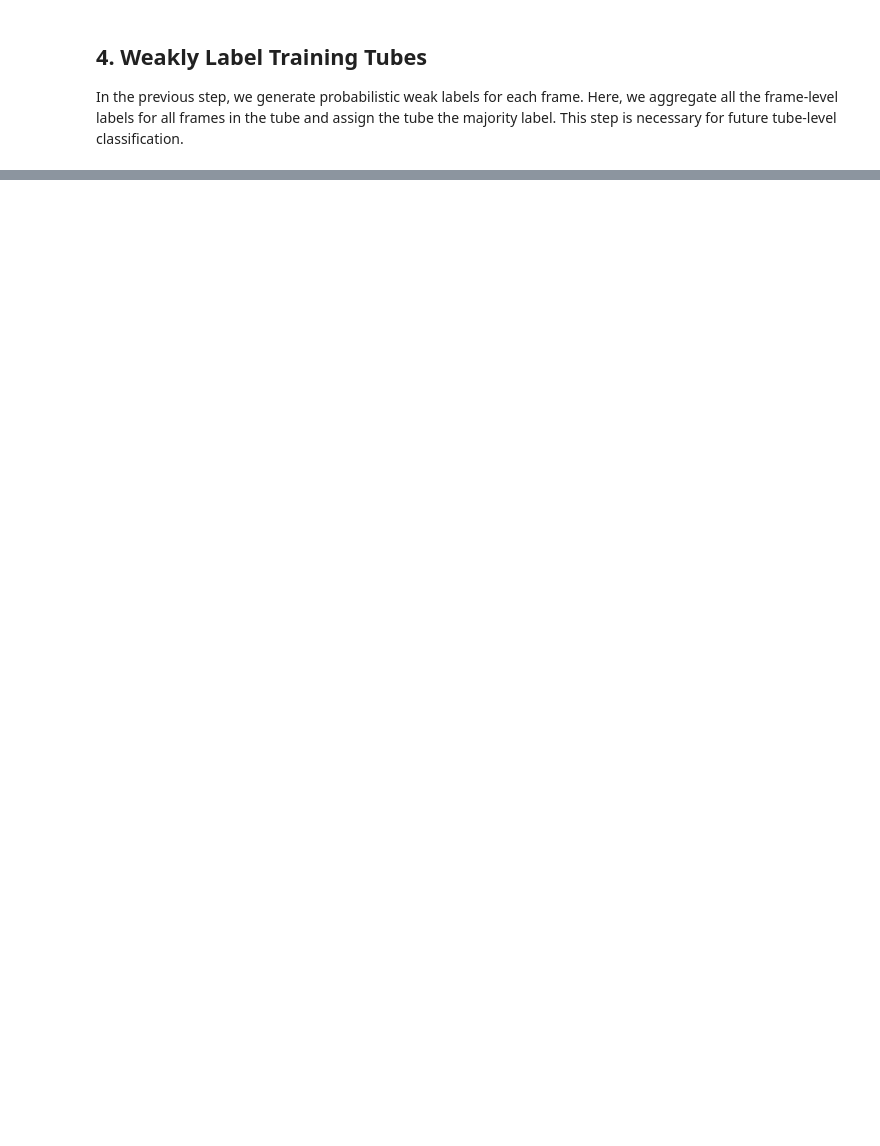
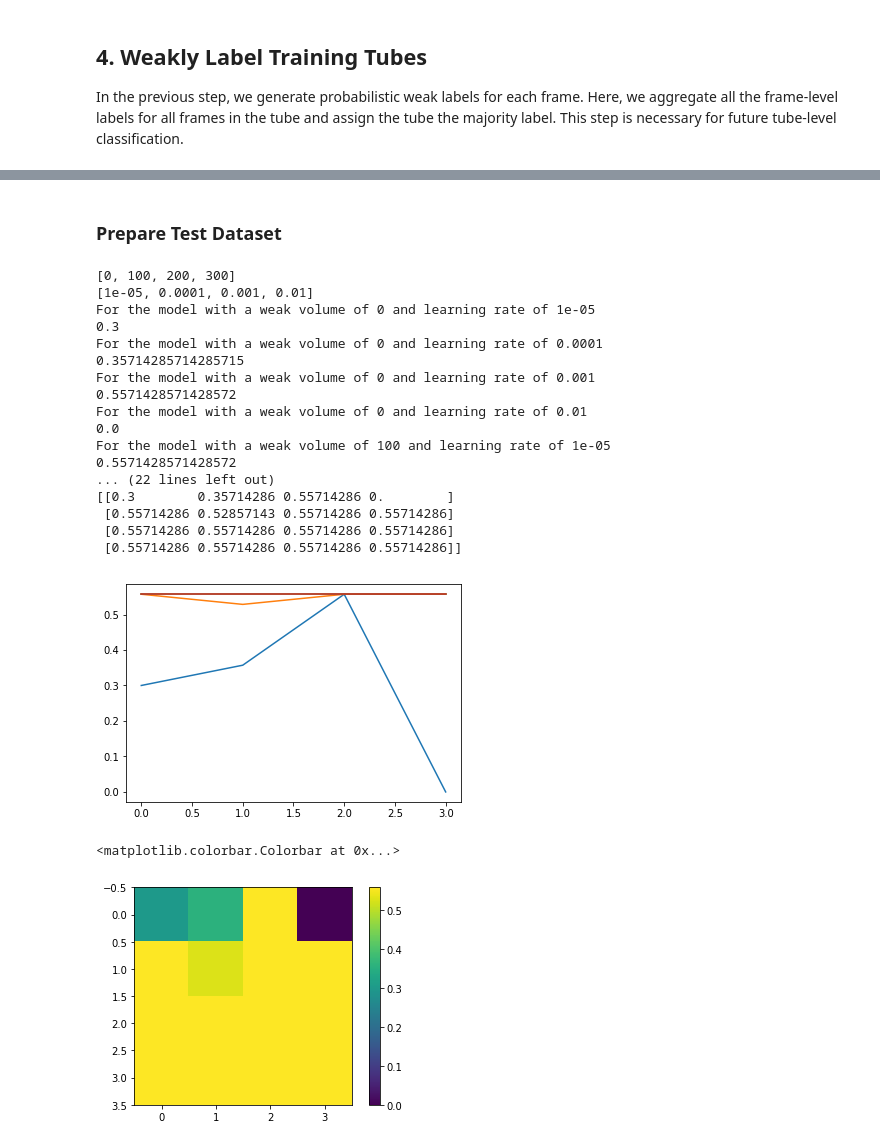
Before and after one commit to swetharevanur/cs231n-final-project, a Jupyter notebook: src/pipeline.ipynb, the cells around one changed output, grey strips where cells are left out. Saved outputs shown, nothing was run; the diff lists cells and outputs as text; code cells hidden in the pictures; blank space fills up the shorter version.

```diff
--- a/src/pipeline.ipynb
+++ b/src/pipeline.ipynb
@@ -59,0 +64,3 @@ Creating action tube for object index 931
+# %%
+train_primitive_matrix, train_tubes = tube_loader(unlabeled_vehicles, label = True)
+train_ground = [label for tube in train_tubes for label in tube.tube_true_labels]
@@ -59,0 +85,3 @@ Creating action tube for object index 931
+# %%
+test_primitive_matrix, test_tubes = tube_loader(test_vehicles, label = True)
+test_ground = [label for tube in test_tubes for label in tube.tube_true_labels]
@@ -127,0 +218,13 @@ Learning Rate = 0.00001, loss = 0.6484
+# %%
+# define hyperparameters
+lr_arr = [1e-5, 1e-4, 1e-3, 1e-2]
+weak_increment = unlabeled_vehicles.shape[0] // 3
+weak_volume_arr = [0, weak_increment, 2*weak_increment, 3*weak_increment] # 0, 100, 200, 300
+
+weak_volume_results = {}
+
+for weak_volume in weak_volume_arr:
+    print('\nWeak volume level:', weak_volume)
+    lr_metrics = run_classifier(train_primitive_matrix, train_tubes, \
+                               val_primitive_matrix, val_tubes, test_primitive_matrix, test_tubes, lr_arr, weak_volume)
+    weak_volume_results[weak_volume] = lr_metrics
@@ -127,0 +253,52 @@ Learning Rate = 0.00001, loss = 0.6484
+# %% [markdown]
+### Prepare Test Dataset
+# %%
+# test_primitive_matrix, test_tubes = tube_loader(test_vehicles, label = True)
+# test_ground = [label for tube in test_tubes for label in tube.tube_true_labels]
+
+toPlot = np.zeros((len(weak_volume_arr), len(lr_arr)))
+
+print(weak_volume_arr)
+print(lr_arr)
+
+i = 0
+for weak_volume in weak_volume_arr:
+    rateSeries = np.zeros((len(lr_arr)))
+    j = 0
+    for lr in lr_arr:
+        loss_hist, scores, y, val_acc, test_acc = weak_volume_results[weak_volume][lr]
+        # _, _, _, _, test_acc = weak_volume_results[weak_volume][lr]
+        print("For the model with a weak volume of", weak_volume, "and learning rate of", lr)
+        print(test_acc)
+        toPlot[i,j] = test_acc
+        rateSeries[j] = test_acc
+        j += 1
+    i += 1
+    plt.plot(rateSeries)
+
+print(toPlot)
+
+plt.show()
+plt.imshow(toPlot)
+plt.colorbar()
+# %% [output]
+[0, 100, 200, 300]
+[1e-05, 0.0001, 0.001, 0.01]
+For the model with a weak volume of 0 and learning rate of 1e-05
+0.3
+For the model with a weak volume of 0 and learning rate of 0.0001
+0.35714285714285715
+For the model with a weak volume of 0 and learning rate of 0.001
+0.5571428571428572
+For the model with a weak volume of 0 and learning rate of 0.01
+0.0
+For the model with a weak volume of 100 and learning rate of 1e-05
+0.5571428571428572
+... (22 lines left out)
+[[0.3        0.35714286 0.55714286 0.        ]
+ [0.55714286 0.52857143 0.55714286 0.55714286]
+ [0.55714286 0.55714286 0.55714286 0.55714286]
+ [0.55714286 0.55714286 0.55714286 0.55714286]]
+[figure, added]
+<matplotlib.colorbar.Colorbar at 0x...>
+[figure, added]
```
Also changed, not shown: parts of 23 cells of this notebook, 7 other files.
